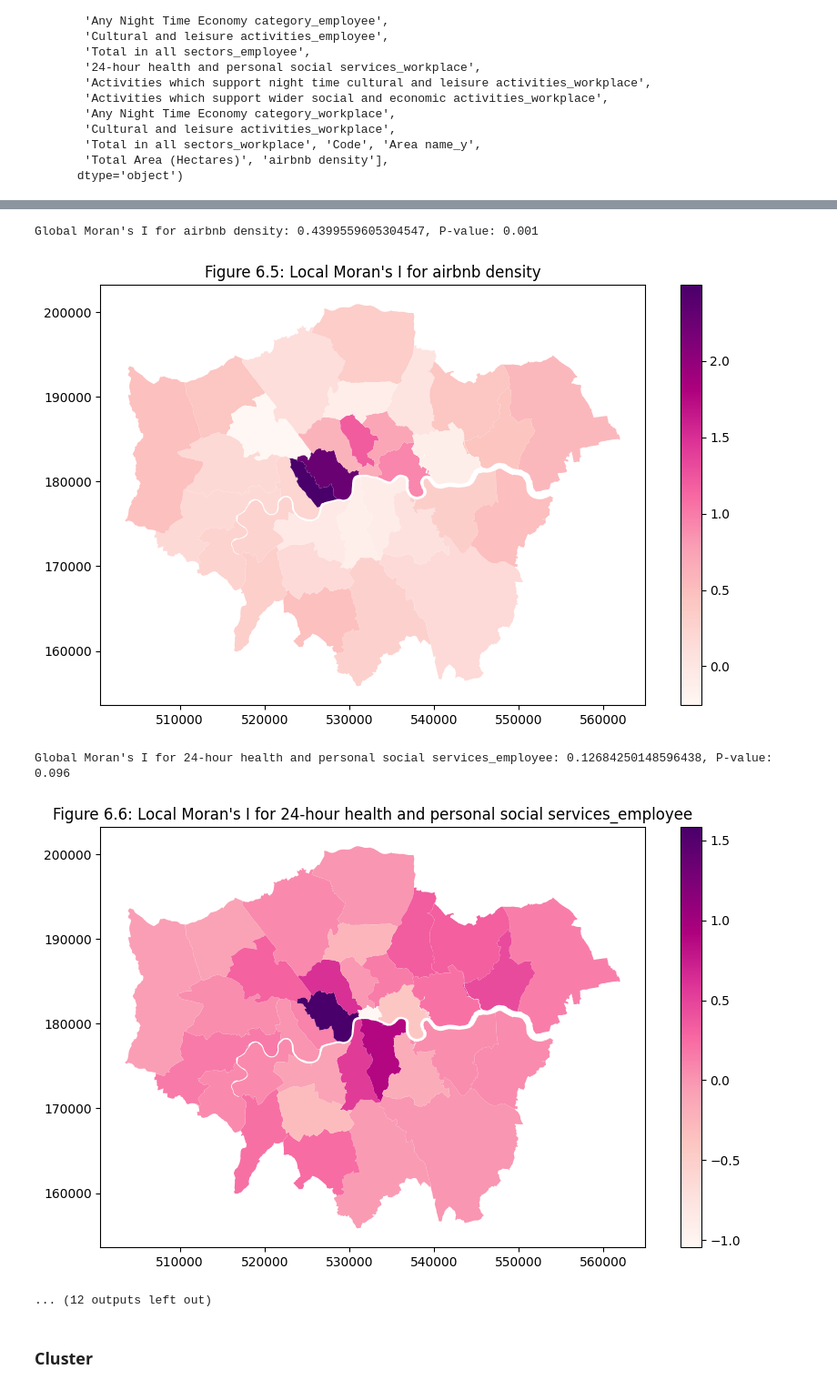
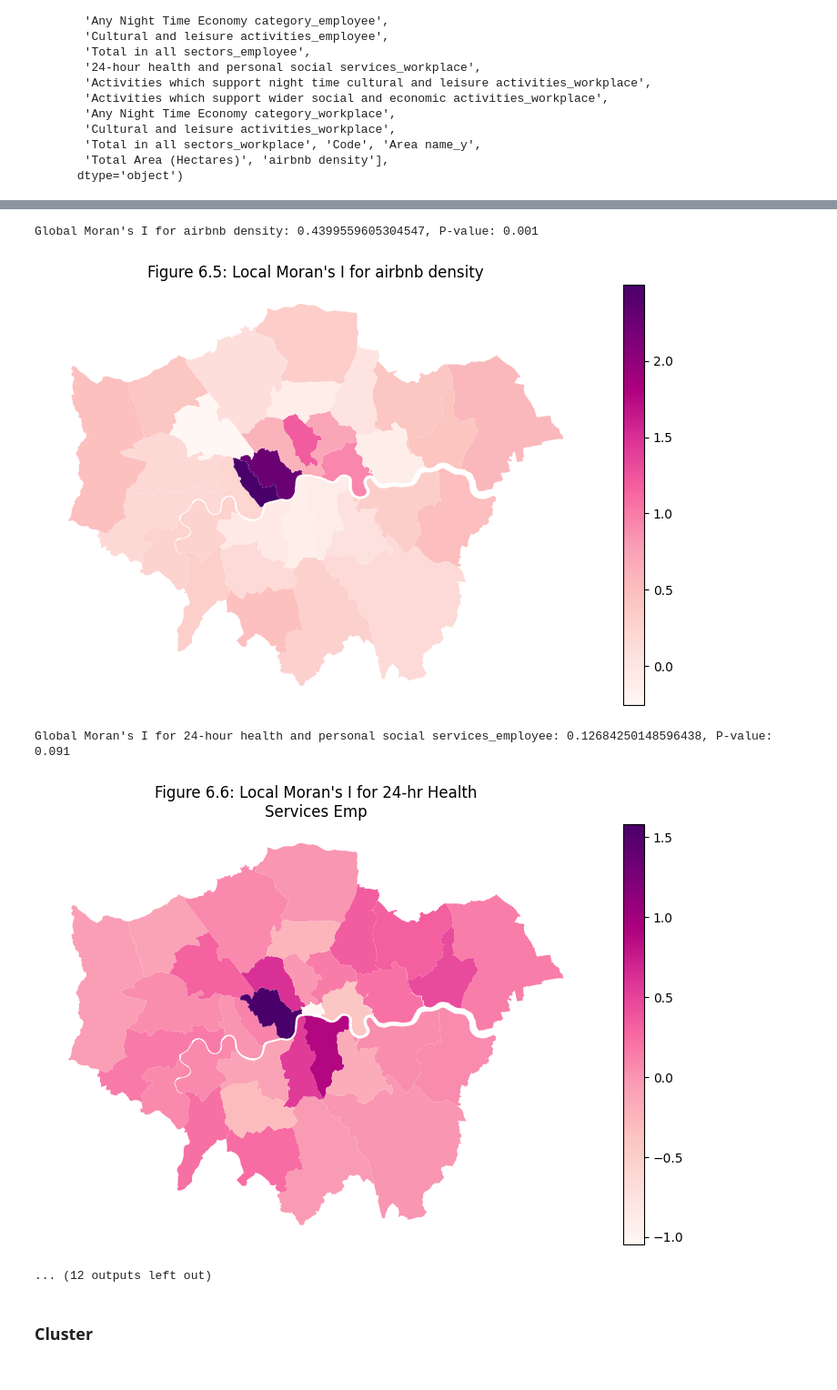
Before and after one commit to Bhassan98/FSDS, a Jupyter notebook: fsds.ipynb, the cells around one changed output, grey strips where cells are left out. Shown at 91% size. Cells and saved outputs as stored; diff of their text form; code cells hidden in the pictures.

```diff
--- a/fsds.ipynb
+++ b/fsds.ipynb
@@ -355,11 +355,6 @@ Index(['NAME', 'GSS_CODE', 'HECTARES', 'NONLD_AREA', 'ONS_INNER', 'SUB_2009',
        'Total Area (Hectares)', 'airbnb density'],
       dtype='object')
 # %%
-import geopandas as gpd
-from libpysal.weights import Queen
-from esda.moran import Moran, Moran_Local
-import matplotlib.pyplot as plt
-
 variables_to_analyze = [
     'Entire home/apt',
     'Private room',
@@ -373,34 +368,42 @@ variables_to_analyze = [
     'Any Night Time Economy category_workplace',
     'Cultural and leisure activities_workplace',
     'Total in all sectors_workplace'
+ ]
 
-]
+short_labels = {
+    '24-hour health and personal social services_employee': '24-hr Health\nServices Emp',
+    'Any Night Time Economy category_employee': 'Night Economy\nEmployee',
+    'Cultural and leisure activities_employee': 'Cultural & Leisure\nEmployee',
+    'Activities which support wider social and economic activities_workplace': 'Social & Economic\n Activities',
+    'Any Night Time Economy category_workplace': 'Night Economy\nWorkplace',
+    'Cultural and leisure activities_workplace': 'Cultural & Leisure\nWorkplace',
+    'Total in all sectors_workplace': 'Total\nWorkplace'
+
+}
 
 gdf_boroughs['airbnb density'] = pd.to_numeric(gdf_boroughs['airbnb density'], errors='coerce')
 
 w = Queen.from_dataframe(gdf_boroughs)
 w.transform = 'r'
 
-# Initialize a counter for figure numbering
 figure_counter = 1
 
 for var in variables_to_analyze:
-    # Global Moran's I
     moran_global = Moran(gdf_boroughs[var], w)
     print(f"Global Moran's I for {var}: {moran_global.I}, P-value: {moran_global.p_sim}")
 
-    # local Moran's I
     moran_local = Moran_Local(gdf_boroughs[var], w)
     gdf_boroughs[f'moran_i_{var}'] = moran_local.Is
     gdf_boroughs[f'moran_p_{var}'] = moran_local.p_sim
 
-    # Create a new figure with a sequential number
     fig, ax = plt.subplots(figsize=(10, 6))
     gdf_boroughs.plot(column=f'moran_i_{var}', cmap='RdPu', legend=True, ax=ax)
     ax.set_title(f"Figure 6.{figure_counter}: Local Moran's I for {var}")
 
-    # Increment the figure counter
+    title = short_labels.get(var, var)
+    ax.set_title(f"Figure 6.{figure_counter}: Local Moran's I for {title}")
+
     figure_counter += 1
-
+    plt.axis('off')
     plt.show()
 # %% [output]
@@ -415,7 +418,7 @@ Global Moran's I for Sum_room: 0.2436275812996842, P-value: 0.024
 Global Moran's I for airbnb density: 0.4399559605304547, P-value: 0.001
-[figure, old version]
+[figure, new version]
-Global Moran's I for 24-hour health and personal social services_employee: 0.12684250148596438, P-value: 0.096
+Global Moran's I for 24-hour health and personal social services_employee: 0.12684250148596438, P-value: 0.091
-[figure, old version]
+[figure, new version]
 ... (12 outputs left out)
 # %% [markdown]
 ### **Cluster**
```
Also changed, not shown: parts of 1 cell of this notebook, 1 other file.
